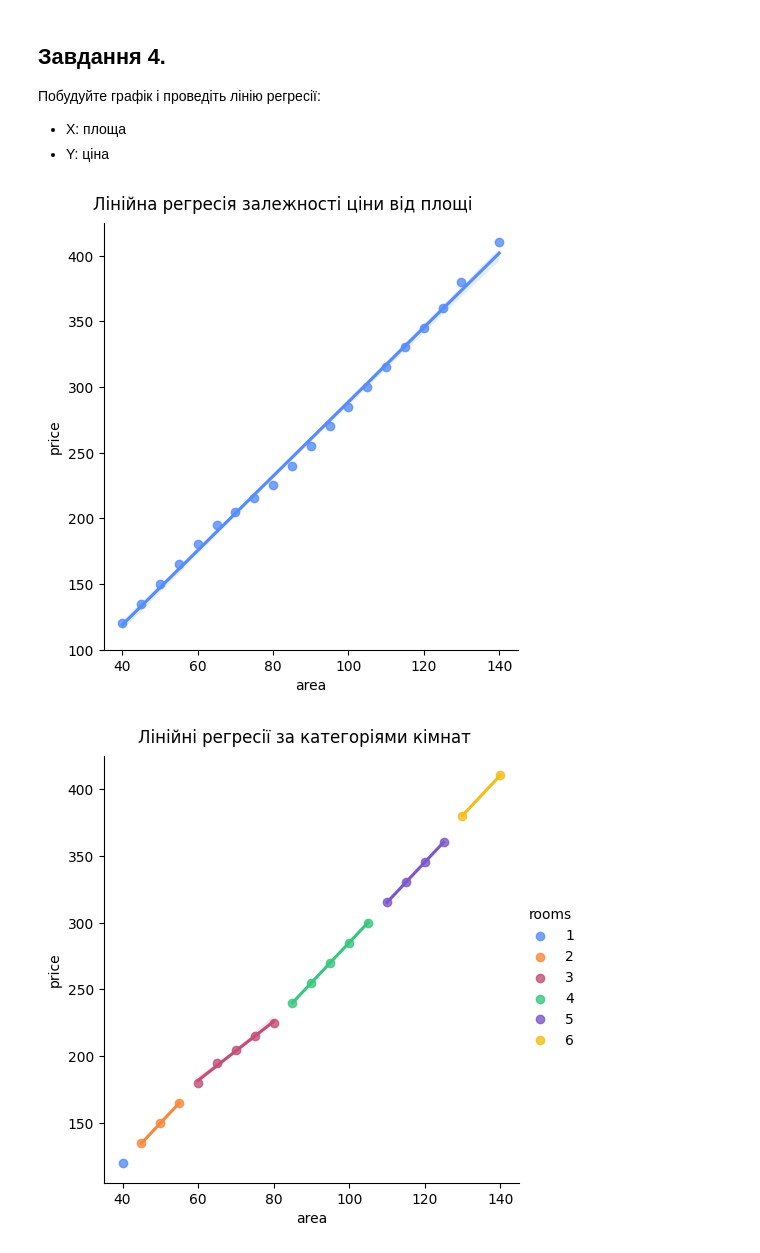
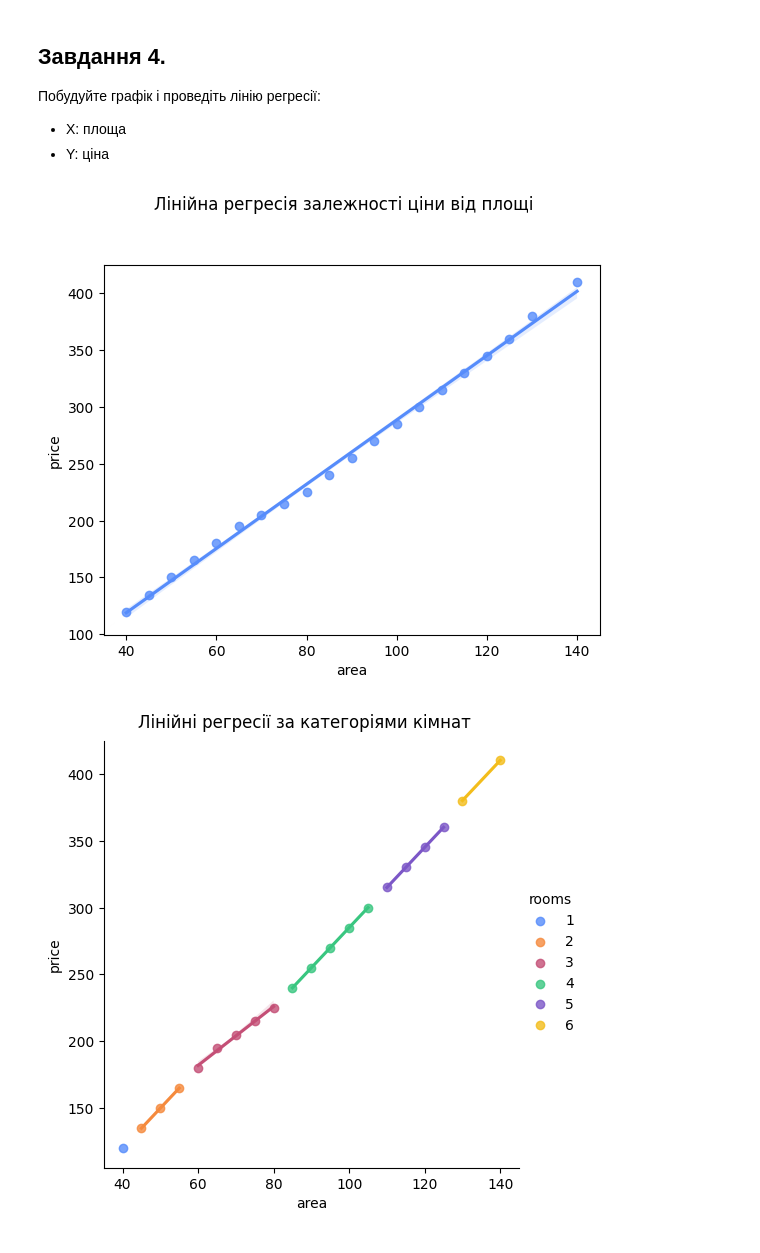
Before and after one commit to BogdanPinchuk/DataScience-PBY_HW10, a Jupyter notebook: Bohdan_Pinchuk_DS_HW10.ipynb, the cells around one changed output. Drawn from its saved outputs; the diff is of its cells as text; code cells hidden in the pictures.

Commit message:
[Homework10] - added sns.regplot

```diff
--- a/Bohdan_Pinchuk_DS_HW10.ipynb
+++ b/Bohdan_Pinchuk_DS_HW10.ipynb
@@ -776,19 +776,19 @@ rp.print_pd_report()
 # %%
 # Graphic results
 
 import seaborn as sns
 import matplotlib.pyplot as plt
 
 # Input data
 
 # Solution
-sns.lmplot(data=df, x=area_col_name, y=price_col_name)
+sns.regplot(data=df, x=area_col_name, y=price_col_name)
 
 plt.suptitle("Лінійна регресія залежності ціни від площі", y=1.025)
 
 plt.show()
 # %% [output]
-[figure, old version]
+[figure, new version]
 # %%
 # Graphic results
 
```
